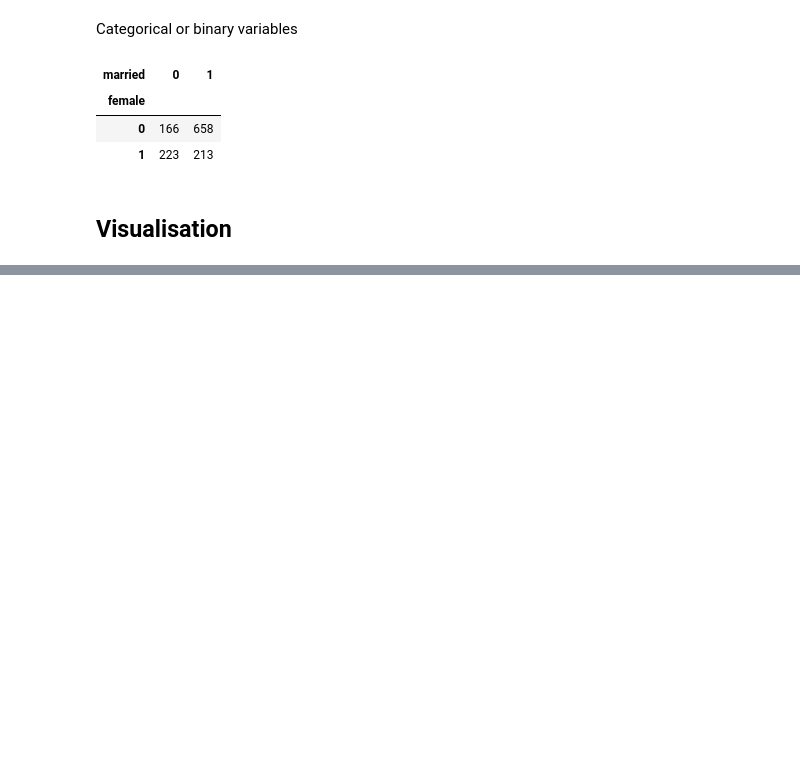
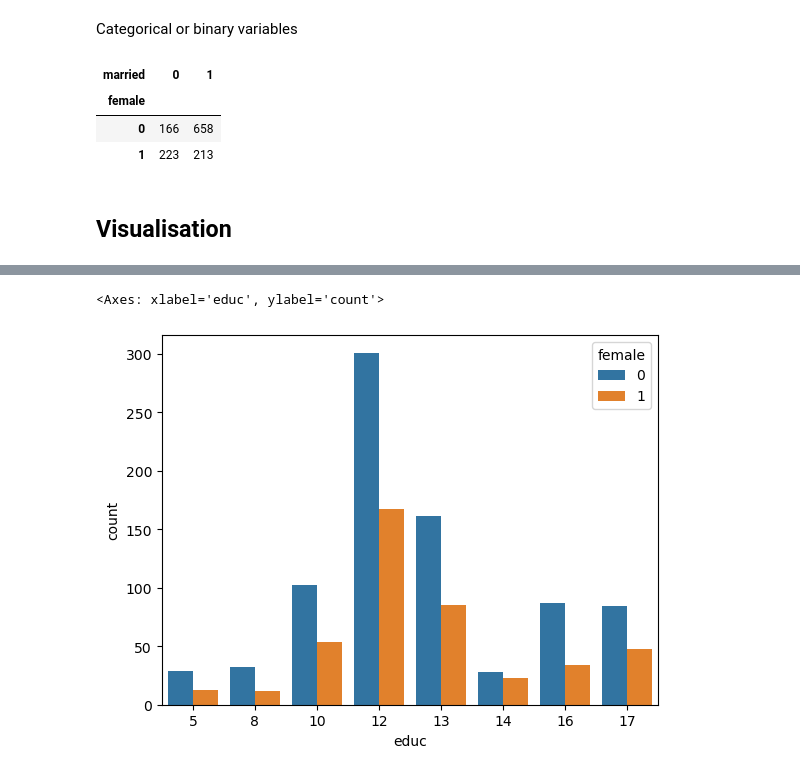
Before and after one commit to sethanimesh/machine_learning_course, a Jupyter notebook: 01 Pandas/Pandas_Basics.ipynb, the cells around one changed output, grey strips where cells are left out. Drawn from its saved outputs; the diff is of its cells as text; code cells hidden in the pictures; blank space fills up the shorter version.

```diff
--- a/01 Pandas/Pandas_Basics.ipynb
+++ b/01 Pandas/Pandas_Basics.ipynb
@@ -258,0 +283,5 @@ import seaborn as sns
+# %%
+sns.countplot(x="educ", hue='female', data=df)
+# %% [output]
+<Axes: xlabel='educ', ylabel='count'>
+[figure, added]
```
Also changed, not shown: parts of 5 cells of this notebook, 2 other files.
